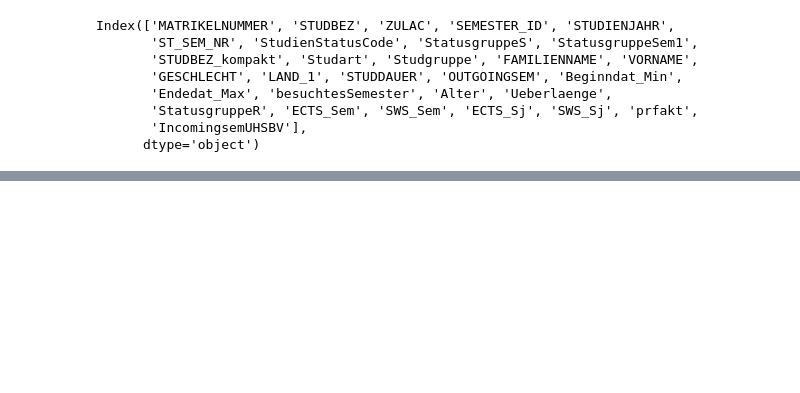
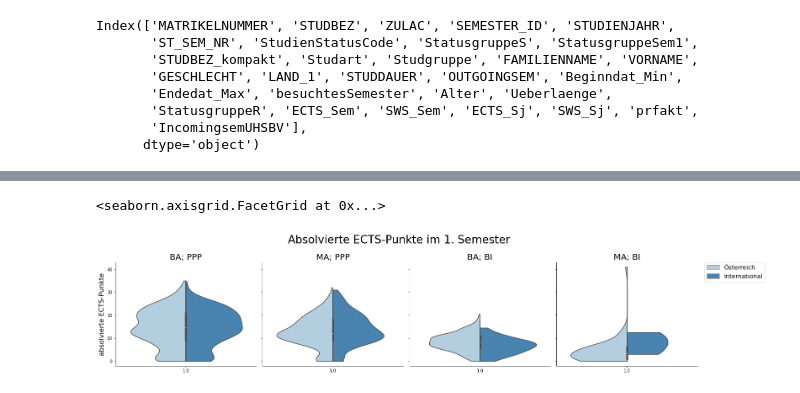
Before and after one commit to PeterAichinger-Fankhauser/datavis4ds, a Jupyter notebook: student_data_viz_v2.ipynb, the cells around one changed output, grey strips where cells are left out. Drawn from its saved outputs; the diff is of its cells as text; code cells hidden in the pictures; blank space fills up the shorter version.

```diff
--- a/student_data_viz_v2.ipynb
+++ b/student_data_viz_v2.ipynb
@@ -93,0 +116,35 @@ Name: Land, dtype: int64
+# %%
+def ects_vio_plot(dataframe = df, selected_semester=1):
+    """
+    creates a violin plot showing ECTS during the chosen semester
+    and comparing all fields of study, split by nationality
+    can be used with the original df (as provided by our common export)
+    """
+    df_reduced = dataframe.loc[dataframe["besuchtesSemester"] == selected_semester]
+    p = sns.catplot(data=df_reduced,
+    kind="violin",
+    x="besuchtesSemester",
+    y="ECTS_Sem",
+    hue="Land",
+    col="STUDBEZ_kompakt",
+    col_order=order_of_studies,
+    #col_wrap=2,
+    palette="Blues",
+    cut=0,
+    split=True,
+    legend=None)
+    p.set_axis_labels("", "absolvierte ECTS-Punkte", size=16)
+    p.set_titles("{col_name}", size=20)
+    p.fig.subplots_adjust(top=0.8)
+    p.fig.suptitle(f"Absolvierte ECTS-Punkte im {selected_semester}. Semester", size=26)
+    plt.legend(bbox_to_anchor=(1.05, 1), loc="upper left", borderaxespad=0, fontsize="x-large")
+    return(p)
+# %%
+"""
+small menu to pick a semester to create violin plot for
+"""
+menu = widgets.Dropdown(
+    options=[1,2,3,4,5,6,7,8],
+    value=1,
+    description="Semester:"
+)
@@ -94 +155,6 @@ Name: Land, dtype: int64
+# %%
+ects_vio_plot(df, selected_semester=menu.value)
+# %% [output]
+<seaborn.axisgrid.FacetGrid at 0x...>
+[figure, added]
 # %%
```
Also changed, not shown: parts of 20 cells of this notebook, 3 other files.
